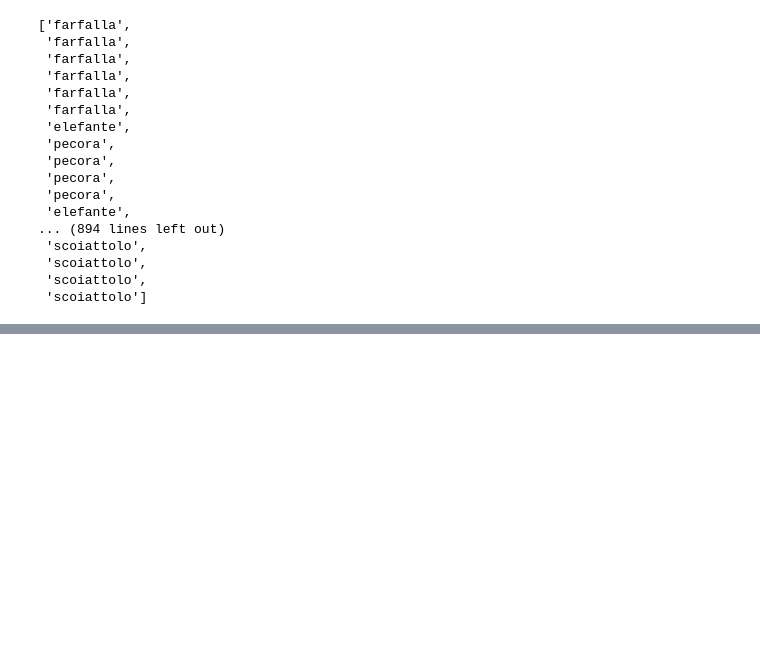
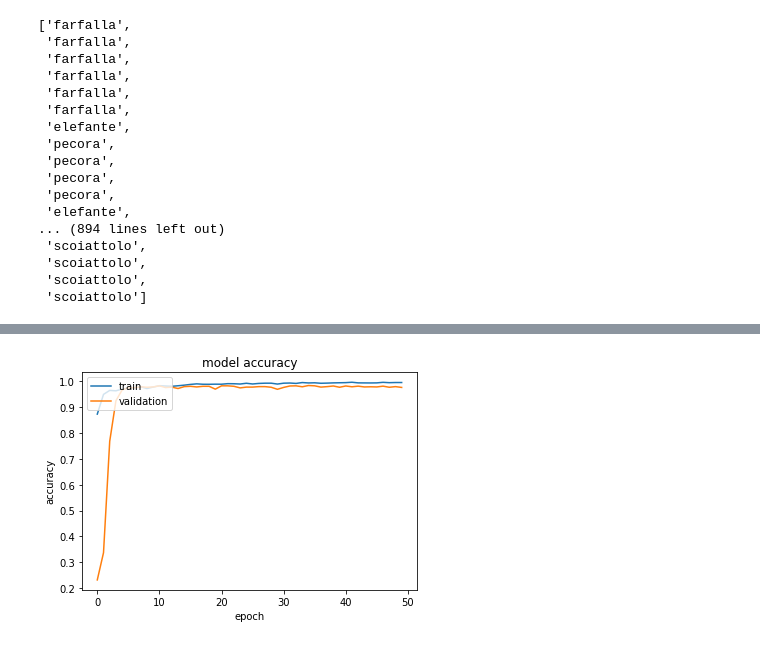
Before and after one commit to jkcg-learning/Recognize_Animals, a Jupyter notebook: Recognize_Animals.ipynb, the cells around one changed output, grey strips where cells are left out. Saved outputs shown, nothing was run; the diff lists cells and outputs as text; code cells hidden in the pictures; blank space fills up the shorter version.

```diff
--- a/Recognize_Animals.ipynb
+++ b/Recognize_Animals.ipynb
@@ -572,0 +829,27 @@ final_predictions_VGG
+# %%
+# define sequential model
+model_ResNet = tf.keras.models.Sequential()
+
+# Add the efficientNet convolutional base model
+model_ResNet.add(ResNet_layers)
+
+# add flatten layer
+model_ResNet.add(tf.keras.layers.Flatten())
+
+
+model_ResNet.add(tf.keras.layers.Dense(512, activation='relu',input_dim=512,kernel_regularizer = 'l2'))
+model_ResNet.add(Dropout(.3))
+model_ResNet.add(tf.keras.layers.BatchNormalization())
+model_ResNet.add(Dense(256,activation=('relu'),kernel_regularizer = 'l1'))
+model_ResNet.add(Dropout(.2))
+
+# add output layer
+model_ResNet.add(tf.keras.layers.Dense(5, activation='softmax'))
+
+# compile model
+model_ResNet.compile(optimizer=sgd,
+              loss='categorical_crossentropy',
+              metrics=['accuracy'])
+
+# view model layers
+model_ResNet.summary()
@@ -572,0 +874,13 @@ final_predictions_VGG
+# %%
+EPOCHS_RESNET = 50
+
+es_callback_RESNET = tf.keras.callbacks.EarlyStopping(monitor='val_loss', patience=3,
+                                               restore_best_weights=True,
+                                               verbose=2)
+
+history_RESNET = model_ResNet.fit(train_generator,
+                    validation_data = val_generator,
+                    batch_size=32,
+                    callbacks=[es_callback_RESNET],
+                    epochs=EPOCHS_RESNET,
+                    verbose=1)
@@ -572,0 +905,4 @@ final_predictions_VGG
+# %%
+plotaccuracy(history_RESNET)
+# %% [output]
+[figure, added]
```
Also changed, not shown: parts of 22 cells of this notebook.
